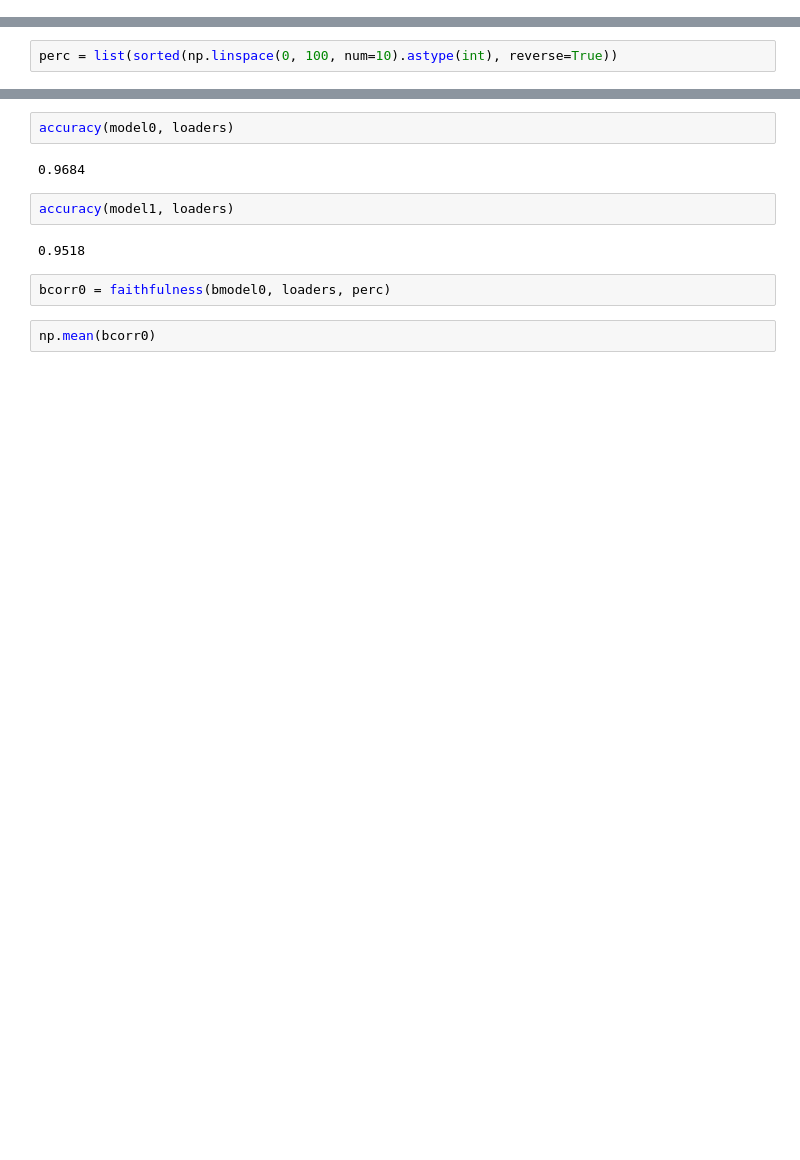
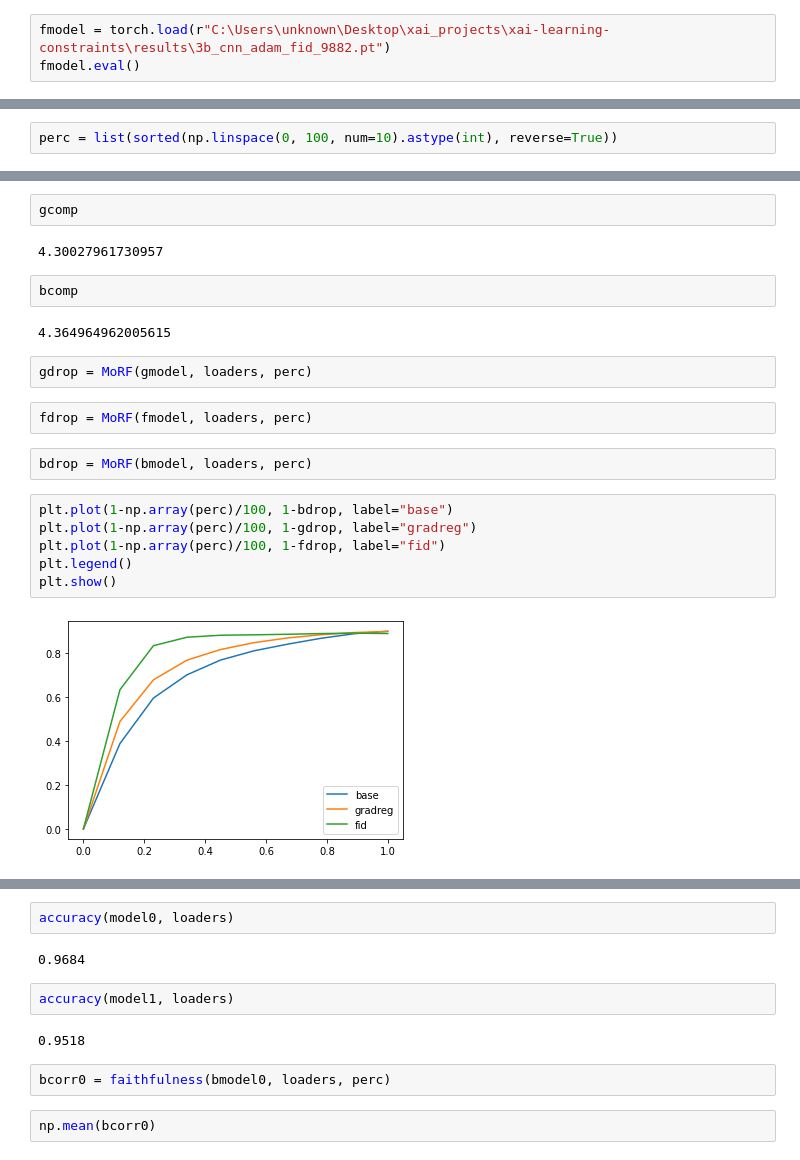
Before and after one commit to mikronco/xai-learning-constraints, a Jupyter notebook: xailoss_analysis.ipynb, the cells around one changed output, grey strips where cells are left out. Cells and saved outputs as stored; diff of their text form; blank space fills up the shorter version.

```diff
--- a/xailoss_analysis.ipynb
+++ b/xailoss_analysis.ipynb
@@ -97,3 +129,6 @@ CNN4b(
     (0): Linear(in_features=128, out_features=10, bias=True)
   )
 )
+# %%
+fmodel = torch.load(r"C:\Users\unknown\Desktop\xai_projects\xai-learning-constraints\results\3b_cnn_adam_fid_9882.pt")
+fmodel.eval()
@@ -101,0 +179,22 @@ perc = list(sorted(np.linspace(0, 100, num=10).astype(int), reverse=True))
+# %%
+gcomp
+# %% [output]
+4.30027961730957
+# %%
+bcomp
+# %% [output]
+4.364964962005615
+# %%
+gdrop = MoRF(gmodel, loaders, perc)
+# %%
+fdrop = MoRF(fmodel, loaders, perc)
+# %%
+bdrop = MoRF(bmodel, loaders, perc)
+# %%
+plt.plot(1-np.array(perc)/100, 1-bdrop, label="base")
+plt.plot(1-np.array(perc)/100, 1-gdrop, label="gradreg")
+plt.plot(1-np.array(perc)/100, 1-fdrop, label="fid")
+plt.legend()
+plt.show()
+# %% [output]
+[figure, added]
```
Also changed, not shown: parts of 15 cells of this notebook, 3 other files.
